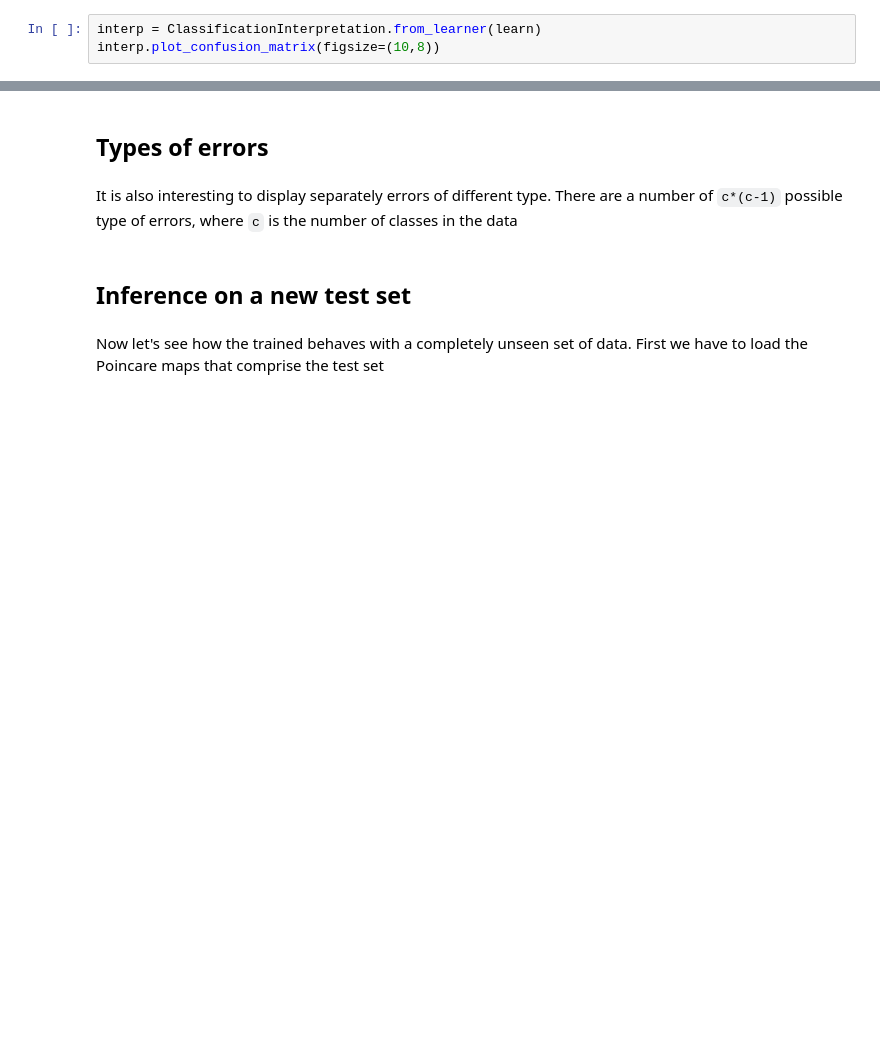
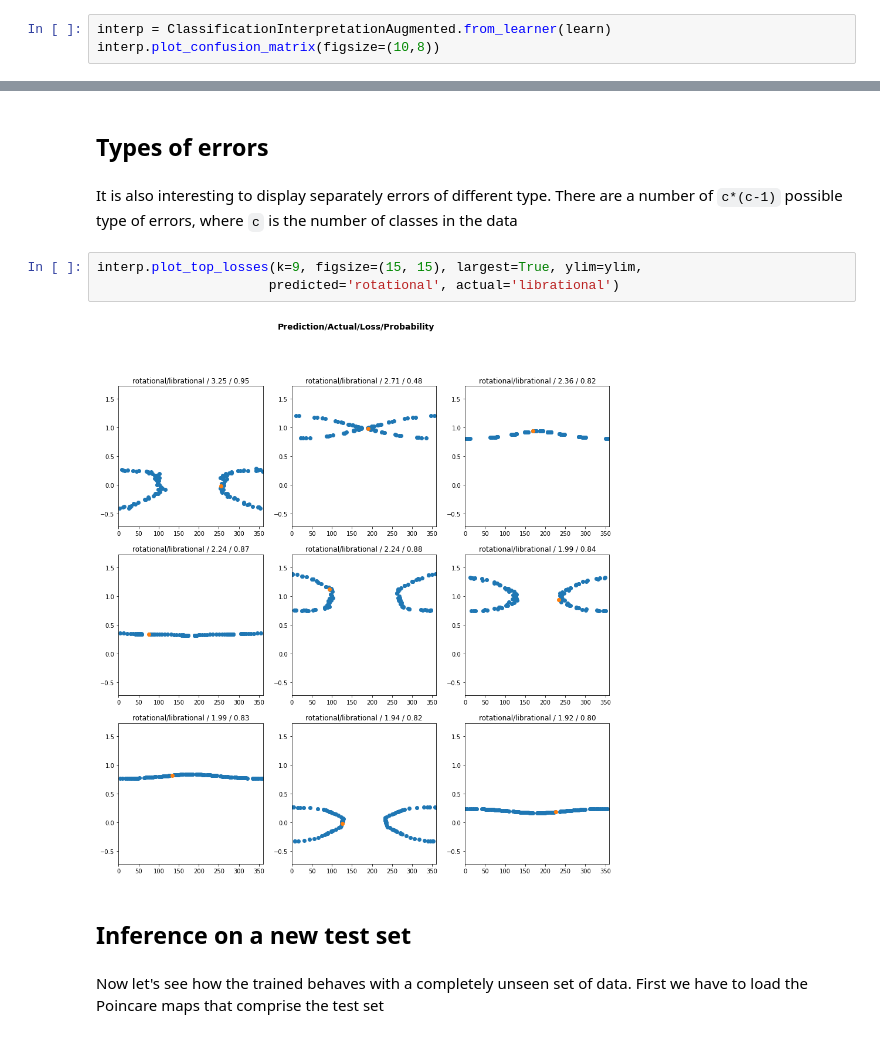
Before and after one commit to vrodriguezf/mlchaos, a Jupyter notebook: nbs/_motion_classification_time_series.ipynb, the cells around one changed output, grey strips where cells are left out. Cells and saved outputs as stored; diff of their text form; blank space fills up the shorter version.

Commit message:
ClassificationInterpretationAugmented
with capabilities for plotting different types of errors

```diff
--- a/nbs/_motion_classification_time_series.ipynb
+++ b/nbs/_motion_classification_time_series.ipynb
@@ -225,7 +225,7 @@ learn.show_results(max_n=9)
 # %% [markdown]
 ### Showing the confusion matrix
 # %%
-interp = ClassificationInterpretation.from_learner(learn)
+interp = ClassificationInterpretationAugmented.from_learner(learn)
 interp.plot_confusion_matrix(figsize=(10,8))
 # %% [output]
 [interactive output not drawn]
@@ -246,6 +246,11 @@ interp.plot_top_losses(k=9, figsize=(15, 15), largest=True, ylim=ylim)
 ## Types of errors
 # %% [markdown]
 It is also interesting to display separately errors of different type. There are a number of `c*(c-1)` possible type of errors, where `c` is the number of classes in the data
+# %%
+interp.plot_top_losses(k=9, figsize=(15, 15), largest=True, ylim=ylim,
+                      predicted='rotational', actual='librational')
+# %% [output]
+[figure, added]
 # %% [markdown]
 ## Inference on a new test set
 # %% [markdown]
```
Also changed, not shown: parts of 2 cells of this notebook, 3 other files.
